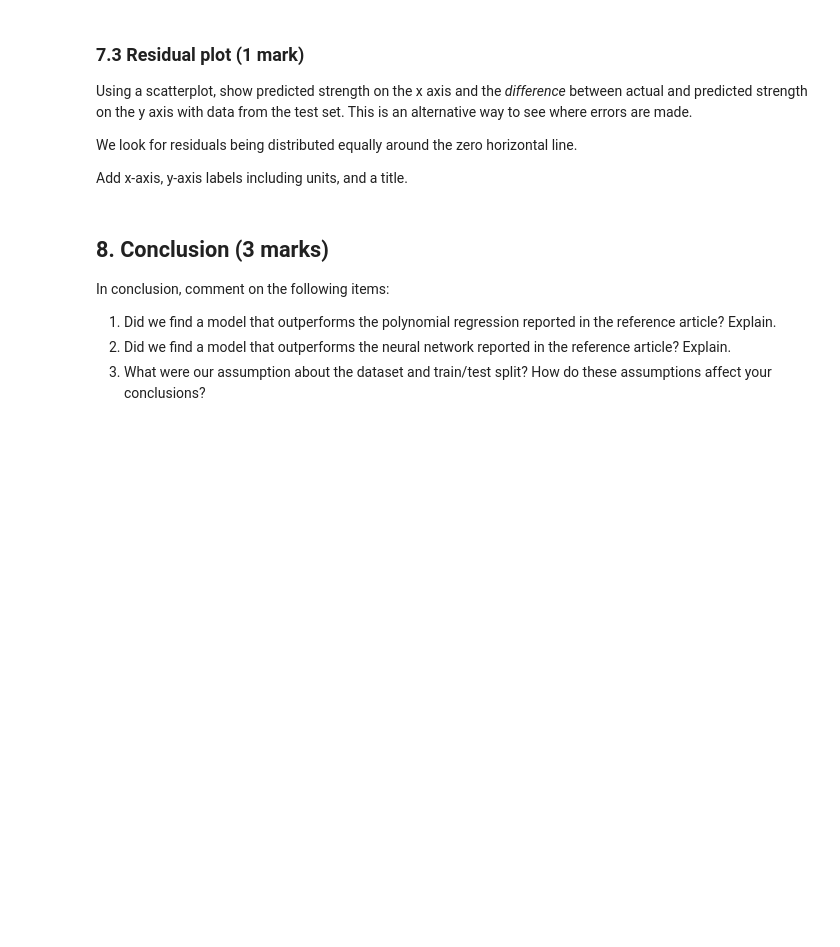
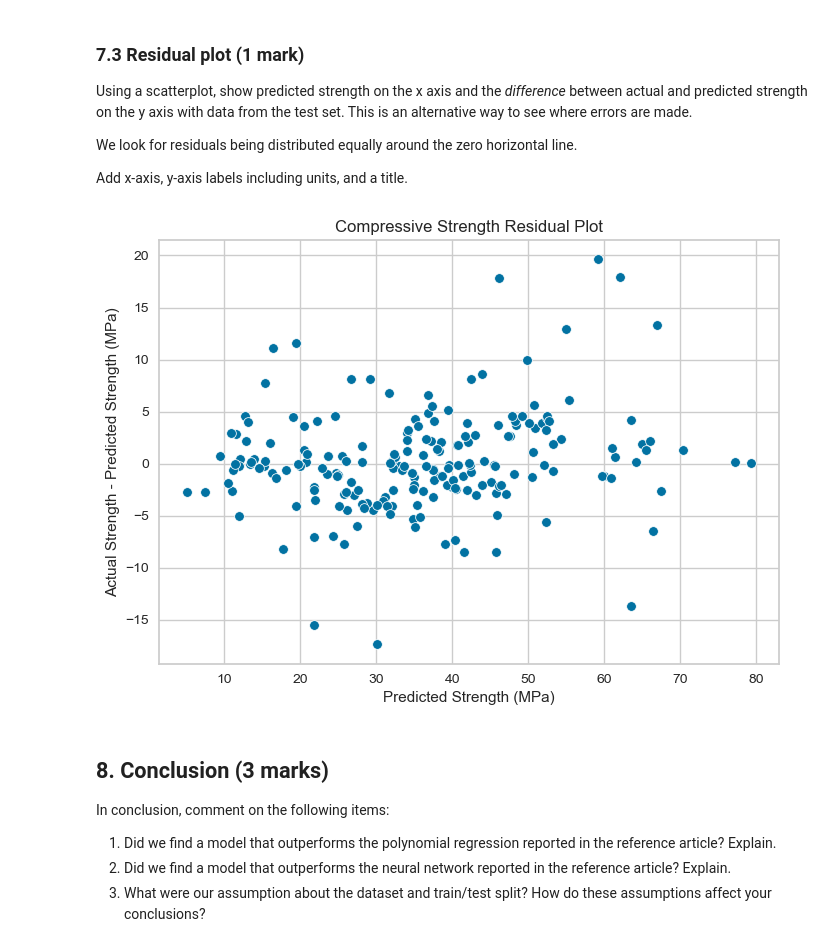
Before and after one commit to jcharlpretorius/ensf611_lab2, a Jupyter notebook: lab2.ipynb, the cells around one changed output. Cells and saved outputs as stored; diff of their text form; code cells hidden in the pictures; blank space fills up the shorter version.

```diff
--- a/lab2.ipynb
+++ b/lab2.ipynb
@@ -333,3 +342,12 @@ Add x-axis, y-axis labels including units, and a title.
+# %%
+sns.scatterplot(x=y_test_pred, y=(y_test - y_test_pred))
+
+# add title and labels
+plt.title('Compressive Strength Residual Plot')
+plt.ylabel('Actual Strength - Predicted Strength (MPa)')
+plt.xlabel('Predicted Strength (MPa)');
+# %% [output]
+[figure, added]
 # %% [markdown]
 ## 8. Conclusion (3 marks)
 
```
Also changed, not shown: parts of 4 cells of this notebook.
